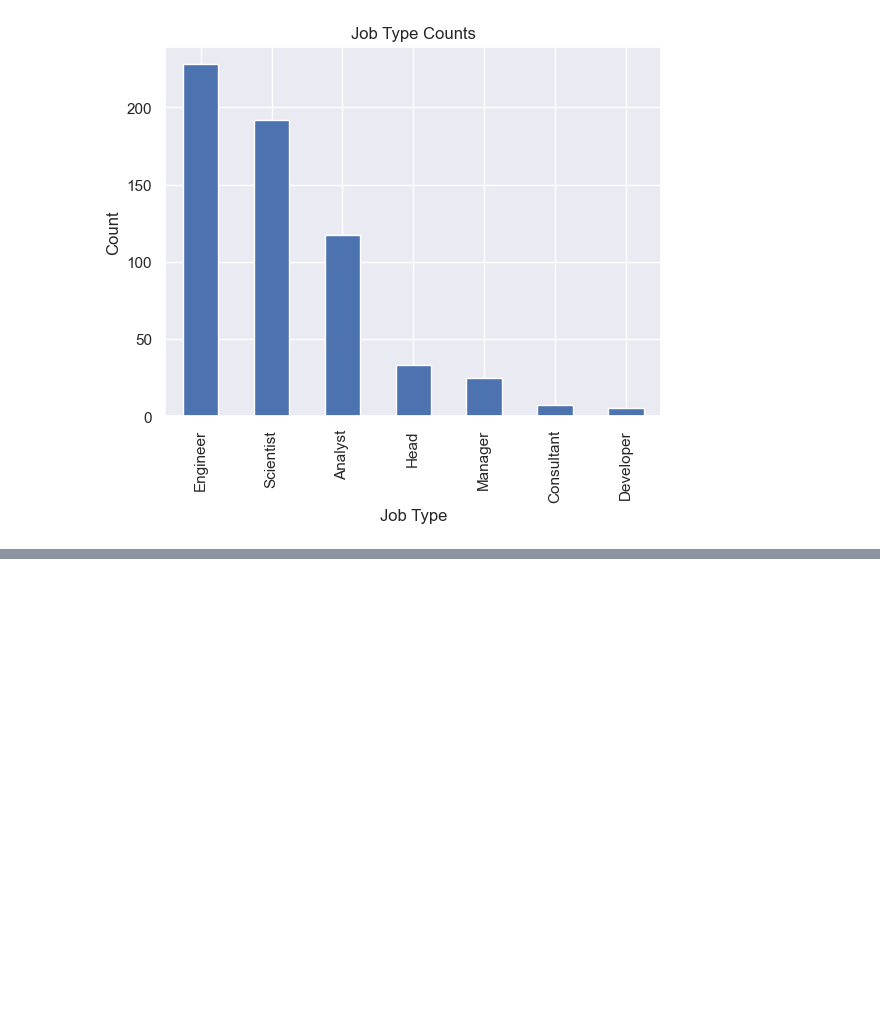
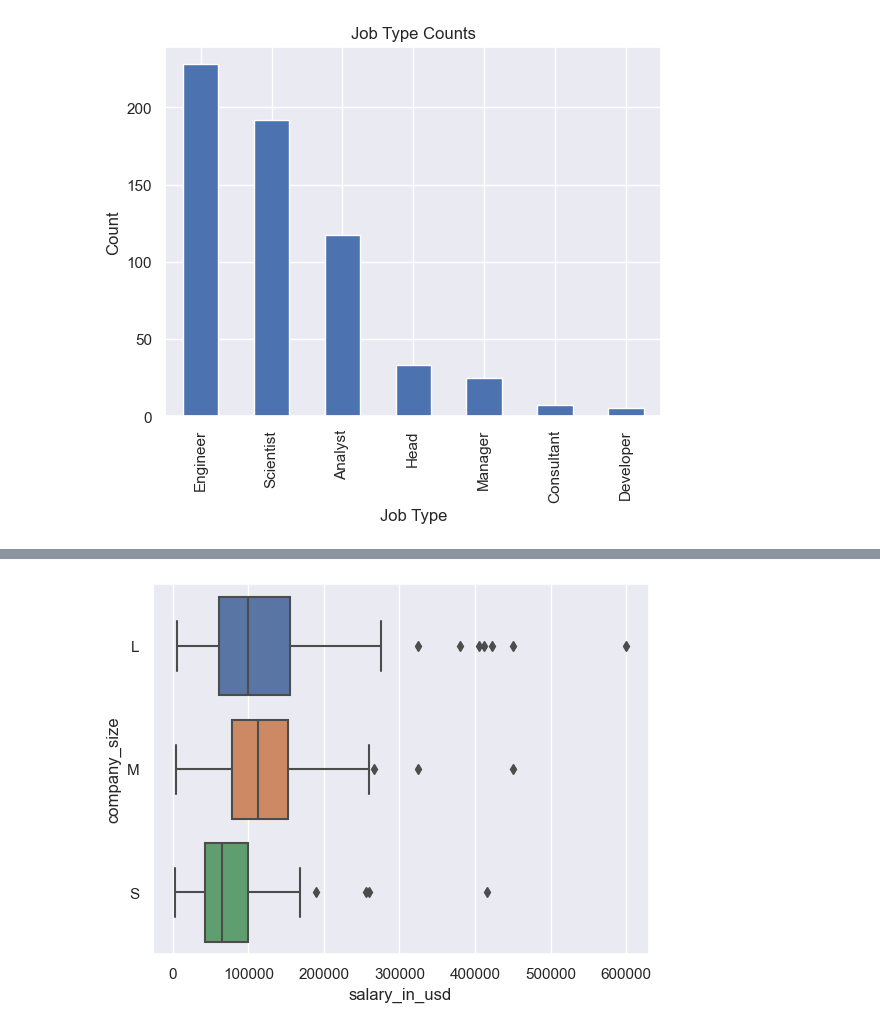
Before and after one commit to legitaxes/sc1015-mini_assignment, a Jupyter notebook: EDA-of-Dataset.ipynb, the cells around one changed output, grey strips where cells are left out. Cells and saved outputs as stored; diff of their text form; code cells hidden in the pictures; blank space fills up the shorter version.

```diff
--- a/EDA-of-Dataset.ipynb
+++ b/EDA-of-Dataset.ipynb
@@ -179,0 +220,5 @@ dsdata.corr()
+# %%
+sb.boxplot(data=dsdata, x='salary_in_usd', y='company_size', order=["L", "M", "S"])
+plt.show()
+# %% [output]
+[figure, added]
```
Also changed, not shown: parts of 26 cells of this notebook.
